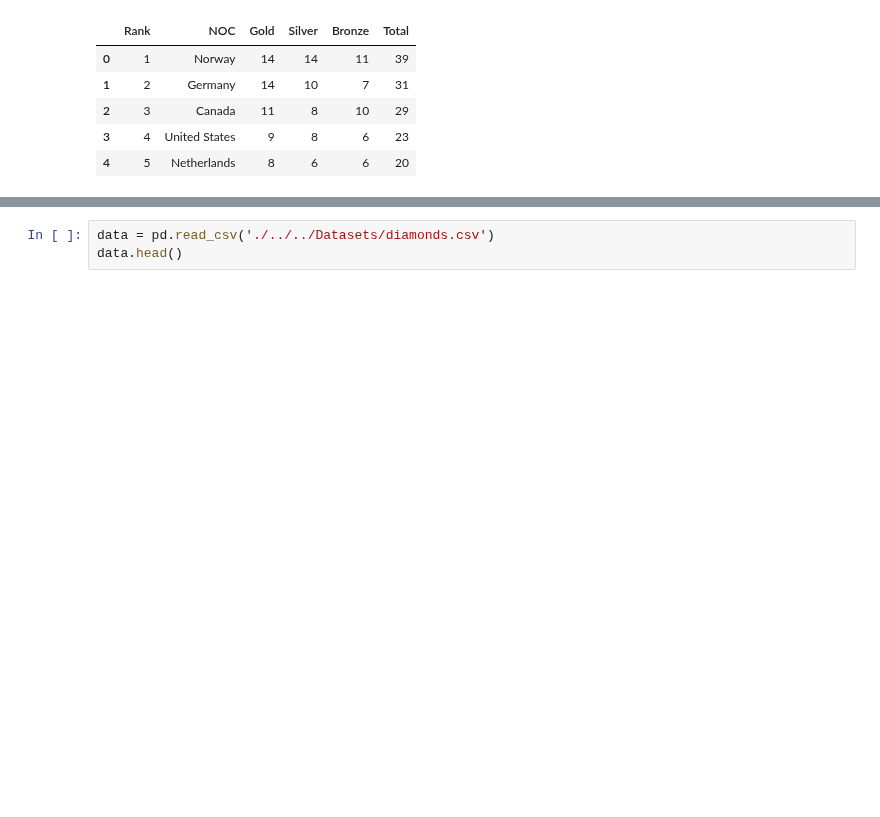
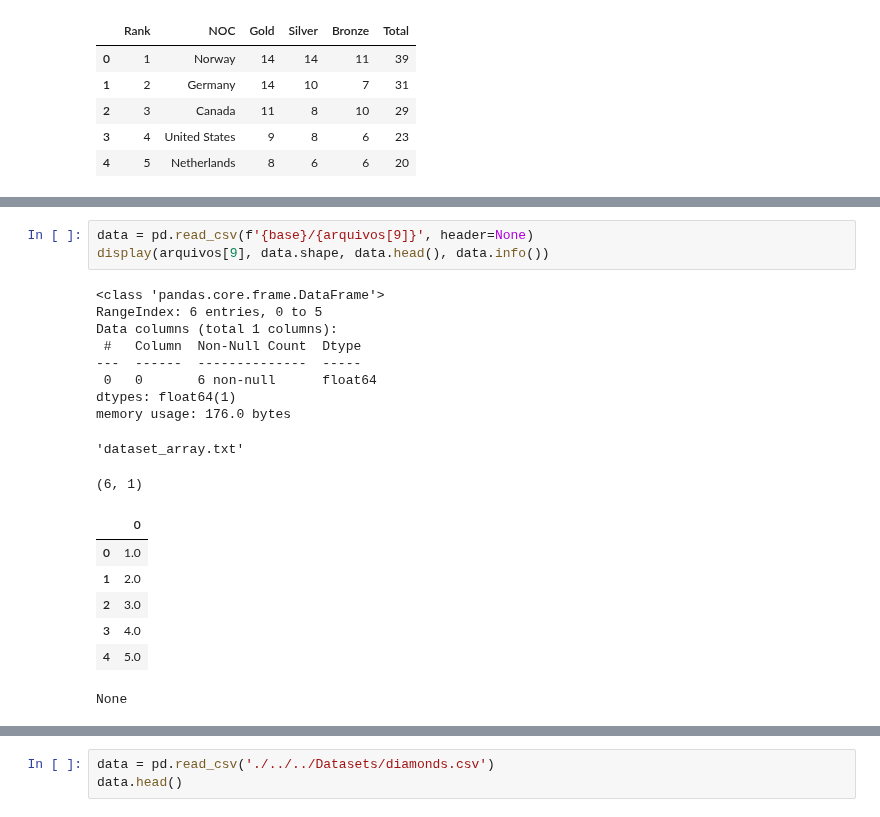
Before and after one commit to pveinberg/Curso_DataScience_Minsait, a Jupyter notebook: Notebooks/scripts/pandas_01.ipynb, the cells around one changed output, grey strips where cells are left out. Drawn from its saved outputs; the diff is of its cells as text; blank space fills up the shorter version.

```diff
--- a/Notebooks/scripts/pandas_01.ipynb
+++ b/Notebooks/scripts/pandas_01.ipynb
@@ -122,0 +144,21 @@ display(arquivos[6], olympics.shape, olympics.head())
+# %%
+data = pd.read_csv(f'{base}/{arquivos[9]}', header=None)
+display(arquivos[9], data.shape, data.head(), data.info())
+# %% [output]
+<class 'pandas.core.frame.DataFrame'>
+RangeIndex: 6 entries, 0 to 5
+Data columns (total 1 columns):
+ #   Column  Non-Null Count  Dtype
+---  ------  --------------  -----
+ 0   0       6 non-null      float64
+dtypes: float64(1)
+memory usage: 176.0 bytes
+'dataset_array.txt'
+(6, 1)
+|  | 0 |
+| 0 | 1.0 |
+| 1 | 2.0 |
+| 2 | 3.0 |
+| 3 | 4.0 |
+| 4 | 5.0 |
+None
```
Also changed, not shown: parts of 5 cells of this notebook.
